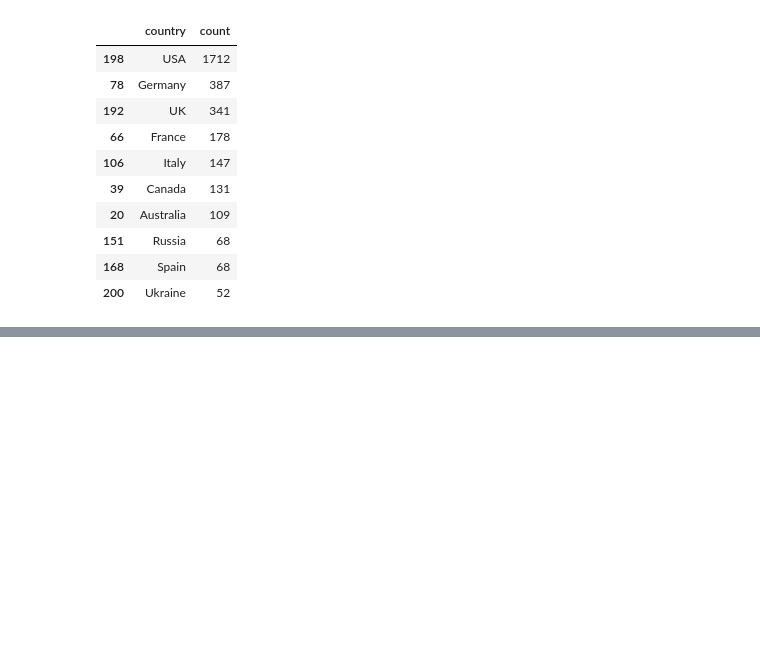
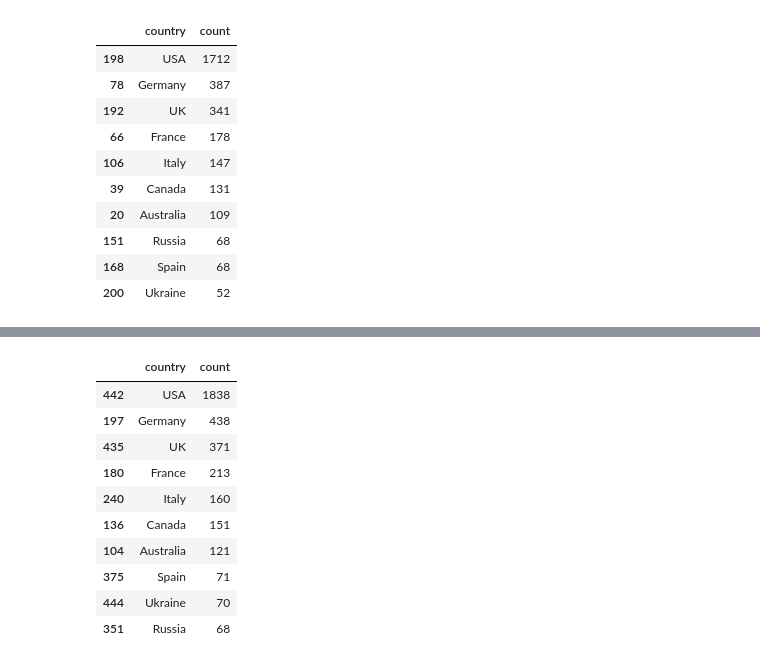
Before and after one commit to ArkhipovG/AntisemitismAwareBot, a Jupyter notebook: scrapping_stats/scrapping_antisem_inc.ipynb, the cells around one changed output, grey strips where cells are left out. Saved outputs shown, nothing was run; the diff lists cells and outputs as text; code cells hidden in the pictures; blank space fills up the shorter version.

```diff
--- a/scrapping_stats/scrapping_antisem_inc.ipynb
+++ b/scrapping_stats/scrapping_antisem_inc.ipynb
@@ -554,7 +560,7 @@ df_inc_ss['date'].max()
 # %% [output]
 Timestamp('2024-03-11 00:00:00')
 # %%
-df_inc_ss['date'] = pd.to_datetime(df_antiisr['date'])
+df_inc_ss['date'] = pd.to_datetime(df_inc_ss['date'])
 df_inc_ss['year'] = df_inc_ss['date'].dt.year
 df_inc_ss['month'] = df_inc_ss['date'].dt.month
 # %%
@@ -602,0 +694,27 @@ df_inc_ss.to_csv('Incidents_data_final.csv')
+# %%
+df_incidents['date'] = pd.to_datetime(df_incidents['date'])
+df_incidents['year'] = df_incidents['date'].dt.year
+df_incidents['month'] = df_incidents['date'].dt.month
+# %%
+country = []
+for el in df_incidents['title']:
+    el_c = el.split('–')[0].strip()
+    country.append(el_c)
+
+df_incidents['country'] = country
+# %%
+inc_by_country = df_incidents.groupby('country')['country'].value_counts().reset_index()
+top_10_values = inc_by_country.nlargest(10, 'count')
+top_10_values
+# %% [output]
+|  | country | count |
+| 442 | USA | 1838 |
+| 197 | Germany | 438 |
+| 435 | UK | 371 |
+| 180 | France | 213 |
+| 240 | Italy | 160 |
+| 136 | Canada | 151 |
+| 104 | Australia | 121 |
+| 375 | Spain | 71 |
+| 444 | Ukraine | 70 |
+| 351 | Russia | 68 |
```
Also changed, not shown: parts of 11 cells of this notebook.
